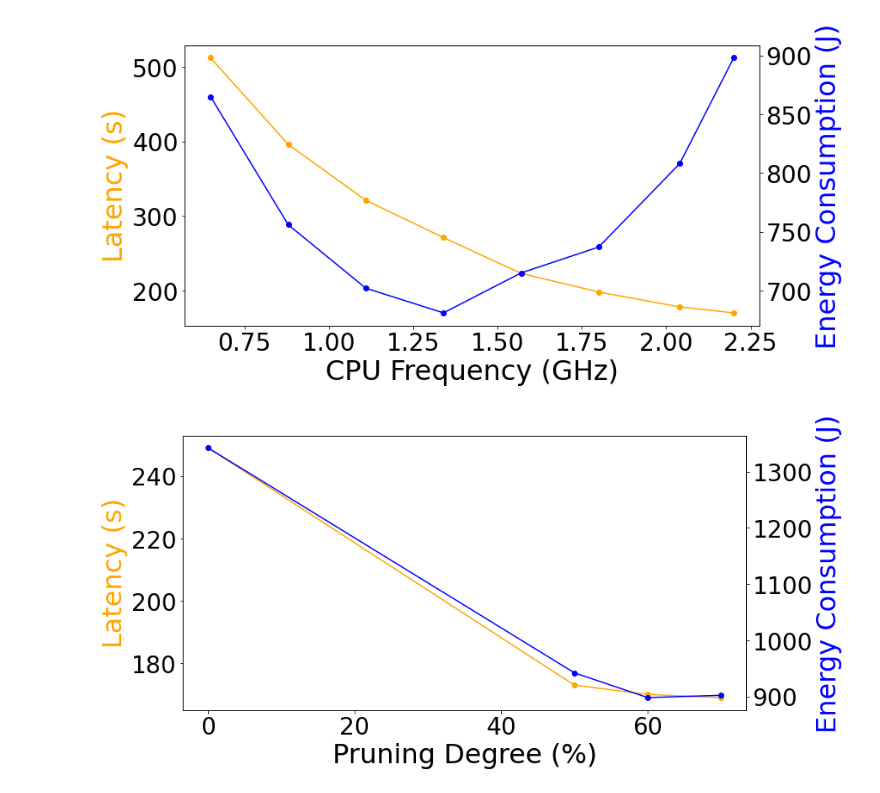
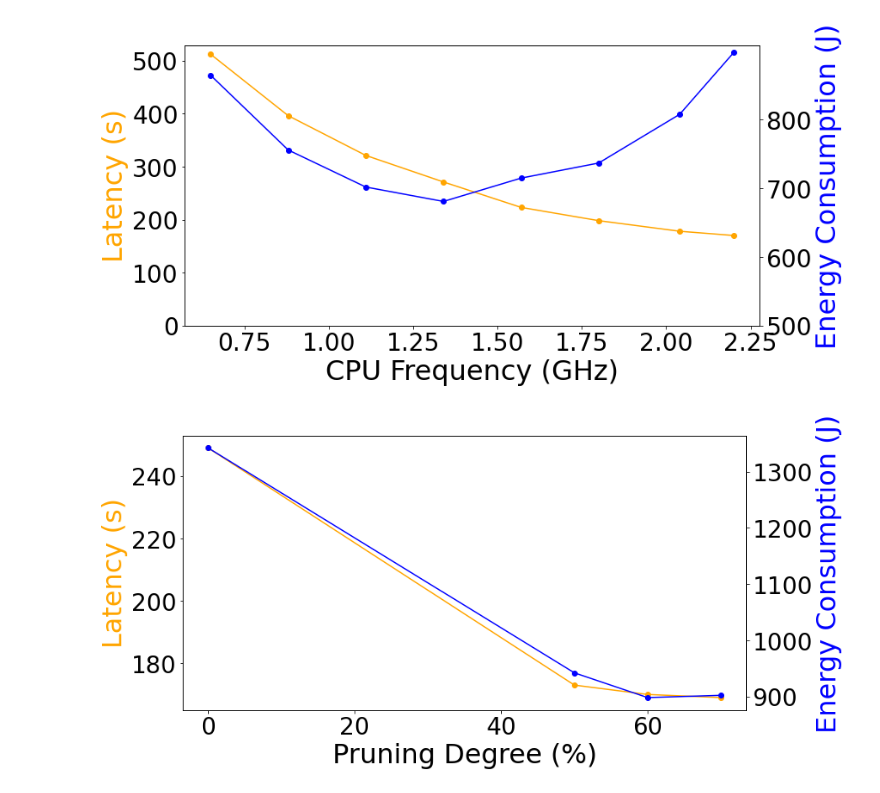
Before and after one commit to lijiaxi2018/Distributed-Learning, a Jupyter notebook: plot/exp1.ipynb, the cells around one changed output. Saved outputs shown, nothing was run; the diff lists cells and outputs as text; code cells hidden in the pictures.

Commit message:
feature: complete exp2 plot

```diff
--- a/plot/plot.ipynb
+++ b/plot/exp1.ipynb
@@ -4,33 +4,39 @@ import numpy as np
 # %%
 LABEL_SIZE = 28
 FONTSIZE = 32
 
 # Your data
 latency = [512, 396, 321, 271, 223, 198, 178, 170]
 frequency = [0.65, 0.88, 1.11, 1.34, 1.57, 1.80, 2.04, 2.20]
 energy_consumption = [865, 756, 702, 681, 715, 737, 808, 898]
 
 # Start plotting
 fig, ax1 = plt.subplots(figsize=(12, 6))
 
 # Plot latency in orange with straight lines on the primary y-axis
 ax1.plot(frequency, latency, color='orange', marker='o', label='Latency')  # 'o' denotes the marker type
 ax1.set_xlabel('CPU Frequency (GHz)', fontsize=FONTSIZE)
 ax1.set_ylabel('Latency (s)', color='orange', fontsize=FONTSIZE)
 ax1.tick_params(axis='both', labelsize=LABEL_SIZE)
 
+latency_ticks = np.arange(0, max(latency) + 1, 100)  # Adjust step size as needed
+ax1.set_yticks(latency_ticks)
+
 # Create a second y-axis for energy consumption
 ax2 = ax1.twinx()
 ax2.plot(frequency, energy_consumption, color='blue', marker='o', label='Energy Consumption')  # 'o' denotes the marker type
 ax2.set_ylabel('Energy Consumption (J)', color='blue', fontsize=FONTSIZE)
 ax2.tick_params(axis='y', labelsize=LABEL_SIZE)
 
-plt.savefig('pre_exp_dvfs.png', dpi=300)
+energy_ticks = np.arange(500, max(energy_consumption) + 1, 100)  # Adjust step size as needed
+ax2.set_yticks(energy_ticks)
+
+# plt.savefig('pre_exp_dvfs.png', dpi=300)
 
 # Display the plot
 plt.show()
 # %% [output]
-[figure, old version]
+[figure, new version]
 # %%
 LABEL_SIZE = 28
 FONTSIZE = 32
```
Also changed, not shown: parts of 1 cell of this notebook, 1 other file.
